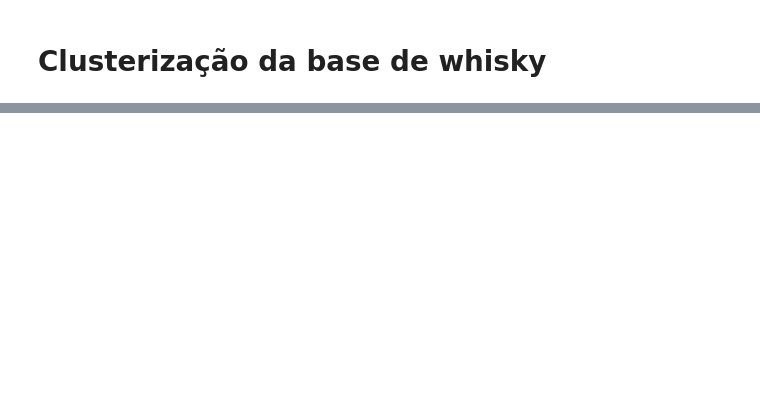
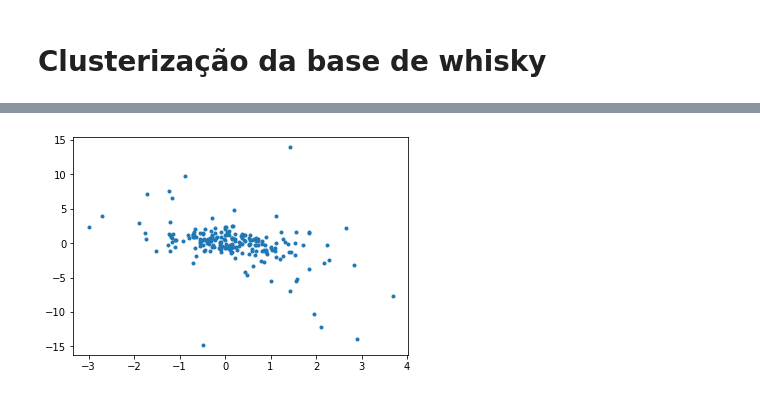
Before and after one commit to diegocandal/datascience-dolar, a Jupyter notebook: dolar-v1.0.0.ipynb, the cells around one changed output, grey strips where cells are left out. Cells and saved outputs as stored; diff of their text form; code cells hidden in the pictures; blank space fills up the shorter version.

```diff
--- a/dolar-v1.0.0.ipynb
+++ b/dolar-v1.0.0.ipynb
@@ -20,0 +57,7 @@ ParserError: Error tokenizing data. C error: Expected 8 fields in line 194, saw
+# %%
+
+# criando um scatter plot de atributos com o Matplotib
+plt.plot(cotacoes['dolarVariacaoPercentual'],cotacoes["bovespaVariacaoPercentual"],marker='.',linestyle='none')
+plt.show()
+# %% [output]
+[figure, added]
```
Also changed, not shown: parts of 7 cells of this notebook, 1 other file.
